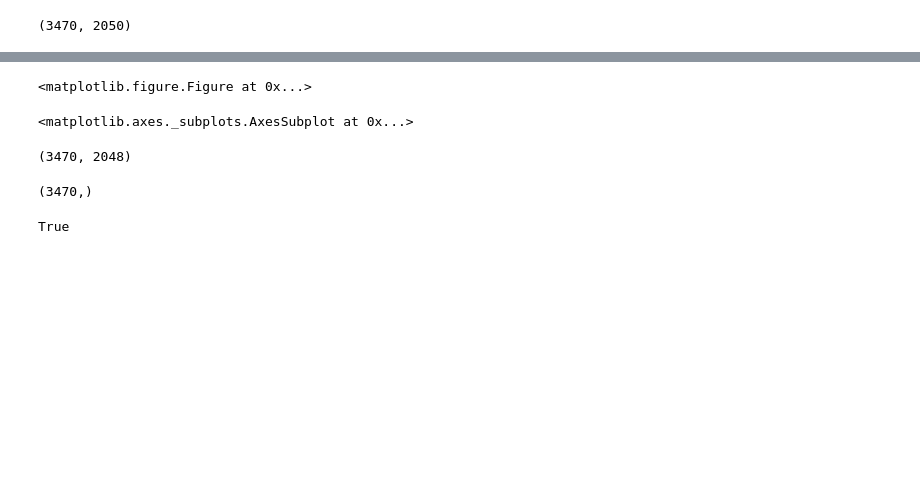
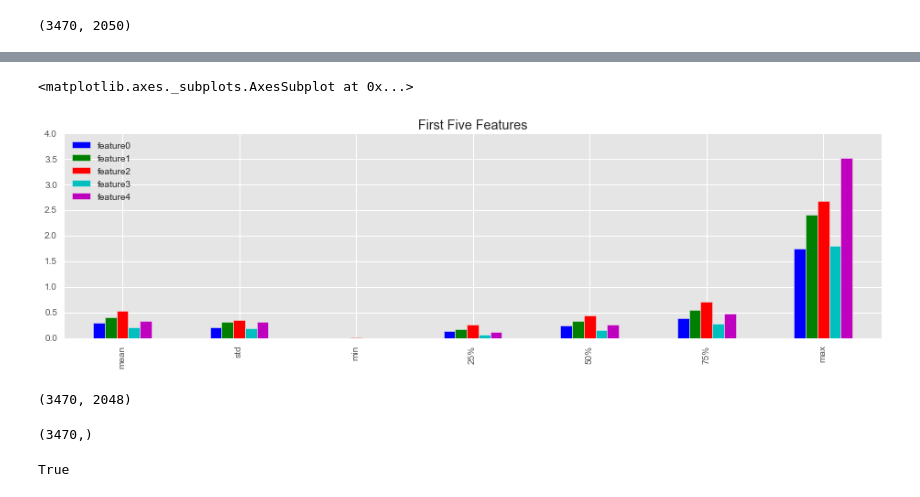
Before and after one commit to tonyslowdown/deep-features, a Jupyter notebook: kfood.ipynb, the cells around one changed output, grey strips where cells are left out. Drawn from its saved outputs; the diff is of its cells as text; code cells hidden in the pictures; blank space fills up the shorter version.

```diff
--- a/kfood.ipynb
+++ b/kfood.ipynb
@@ -115,8 +142,8 @@ max      19.000000
 # %%
-df[feature_cols[:5]].describe().ix[1:,].plot(kind='bar', figsize=(10,3), title="First five features".title())
+df[feature_cols[:5]].describe().ix[1:,].plot(kind='bar', figsize=(16, 4), title="First five features".title())
 # %% [output]
-<matplotlib.figure.Figure at 0x...>
+<matplotlib.axes._subplots.AxesSubplot at 0x...>
-<matplotlib.axes._subplots.AxesSubplot at 0x...>
+[figure, added]
 # %%
 target_col = 'category'
 X_all = df[feature_cols]  # feature values for all students
```
Also changed, not shown: parts of 10 cells of this notebook, 4 other files.
